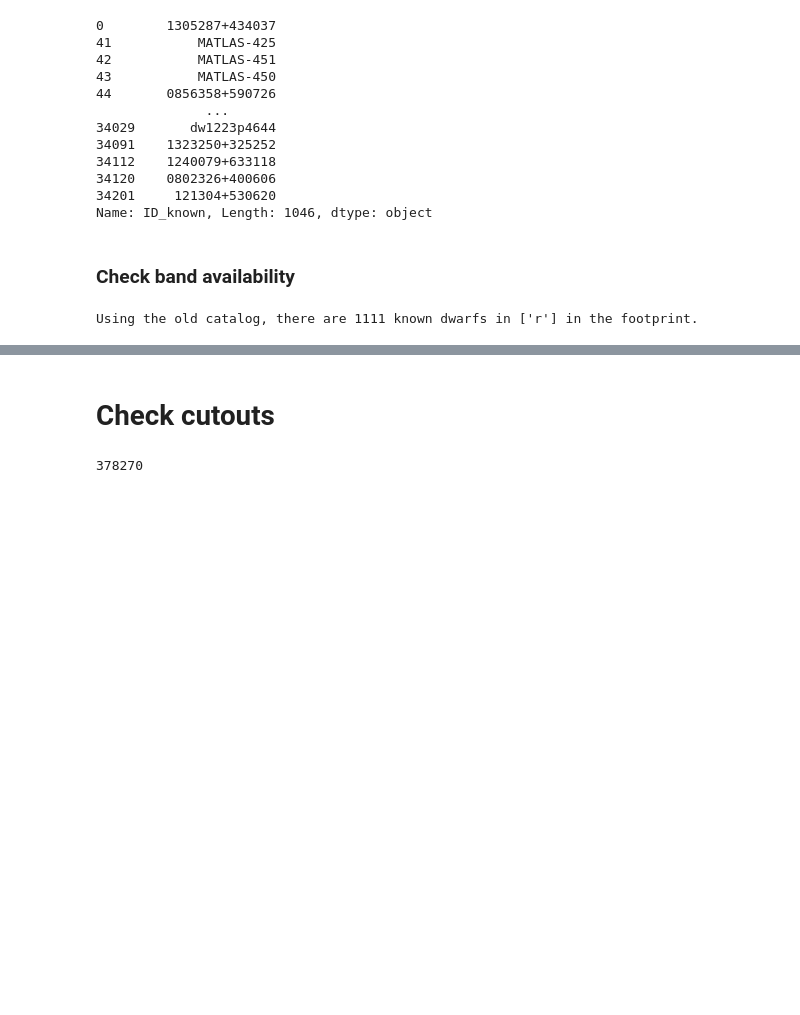
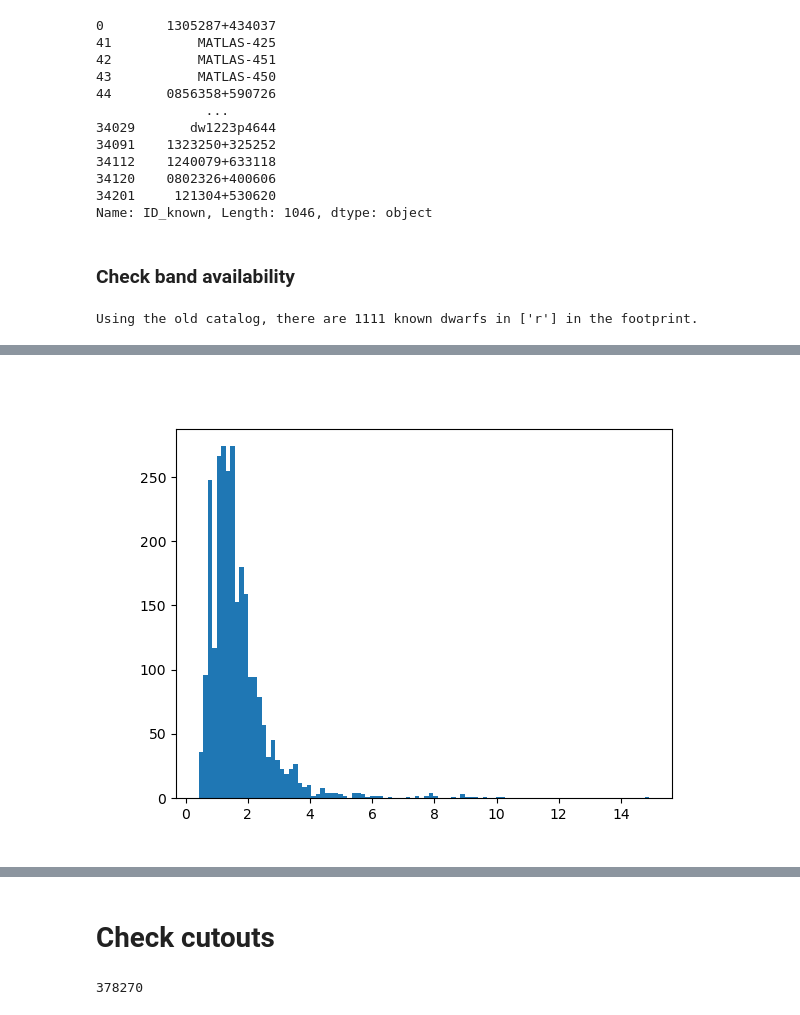
Before and after one commit to heesters-nick/DwarForge, a Jupyter notebook: notebooks/data_accretion.ipynb, the cells around one changed output, grey strips where cells are left out. Saved outputs shown, nothing was run; the diff lists cells and outputs as text; code cells hidden in the pictures; blank space fills up the shorter version.

```diff
--- a/notebooks/data_accretion.ipynb
+++ b/notebooks/data_accretion.ipynb
@@ -2327,3 +2340,10 @@ def filter_candidates(df, band):
+# %%
+%matplotlib widget
+plt.figure()
+plt.hist(df_dwarf_i['r_10_arcsec'].values, bins=100)
+plt.show()
+# %% [output]
+[figure, added]
 # %%
 band = 'ps-i'
 
```
Also changed, not shown: parts of 18 cells of this notebook, 13 other files.
